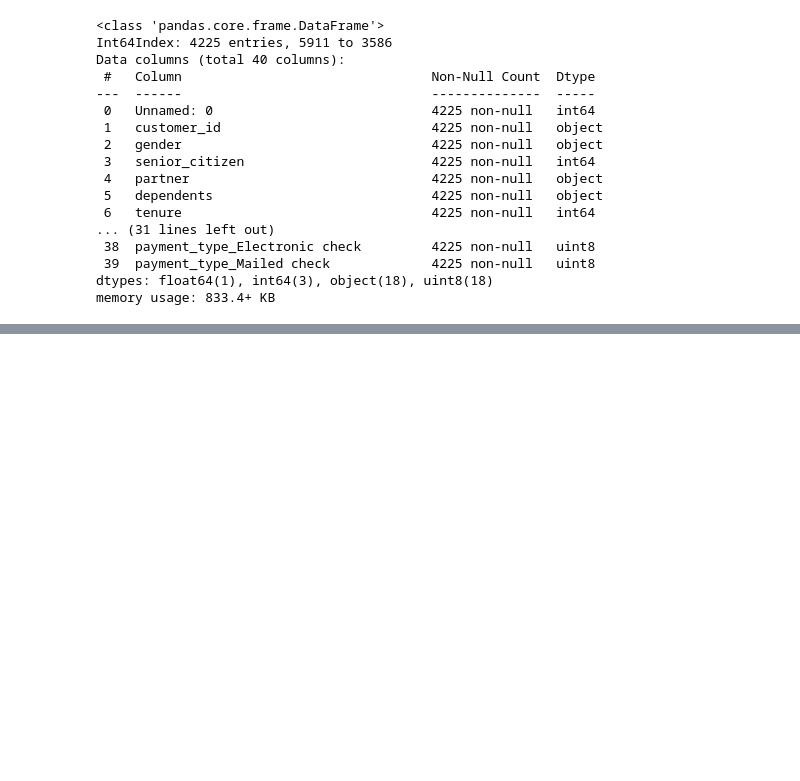
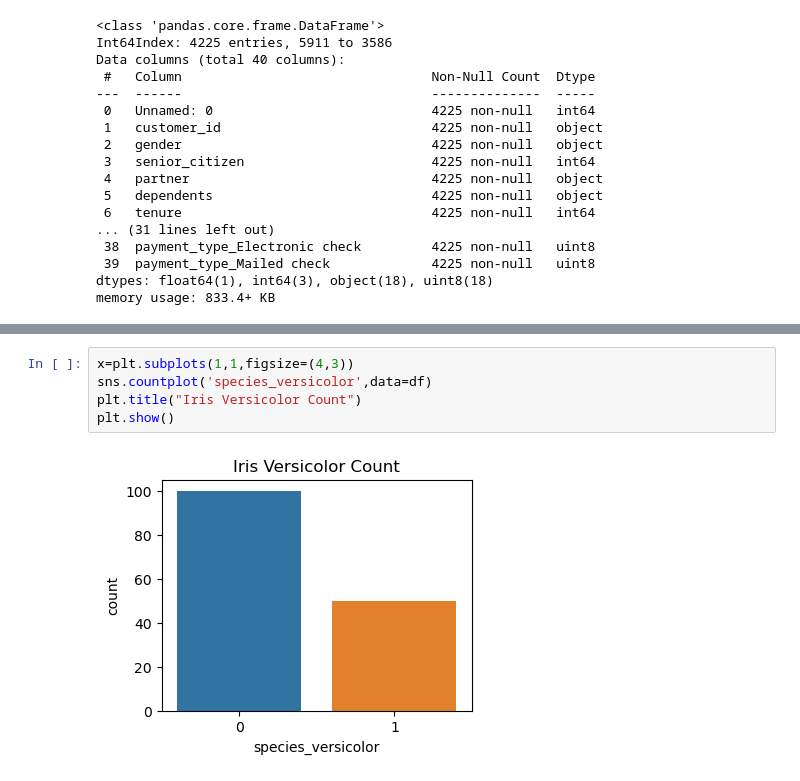
Before and after one commit to scottbarnett97/classification-exercises, a Jupyter notebook: classification_exercises.ipynb, the cells around one changed output, grey strips where cells are left out. Drawn from its saved outputs; the diff is of its cells as text; blank space fills up the shorter version.

```diff
--- a/classification_exercises.ipynb
+++ b/classification_exercises.ipynb
@@ -521,0 +754,7 @@ memory usage: 833.4+ KB
+# %%
+x=plt.subplots(1,1,figsize=(4,3))
+sns.countplot('species_versicolor',data=df)
+plt.title("Iris Versicolor Count")
+plt.show()
+# %% [output]
+[figure, added]
```
Also changed, not shown: parts of 62 cells of this notebook.
